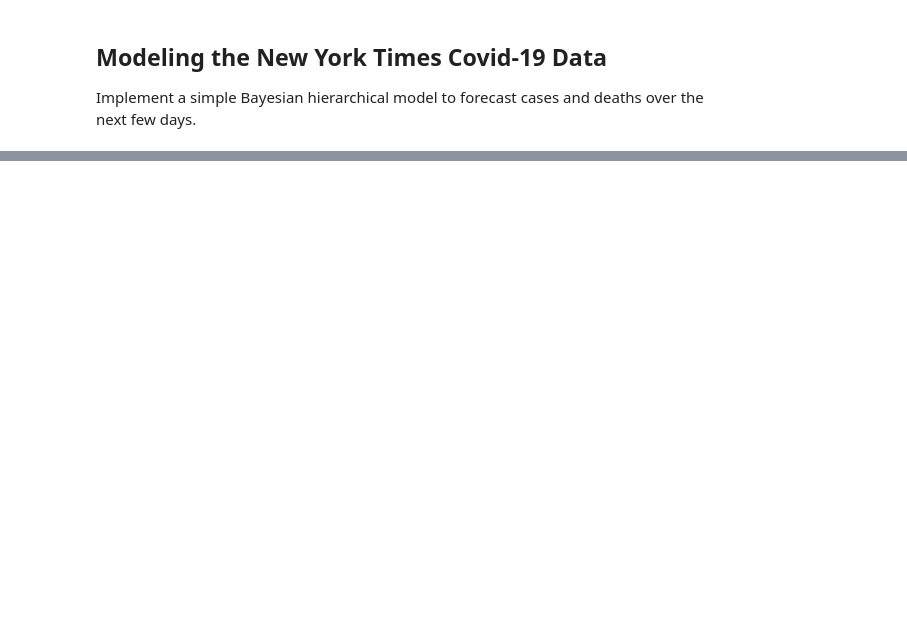
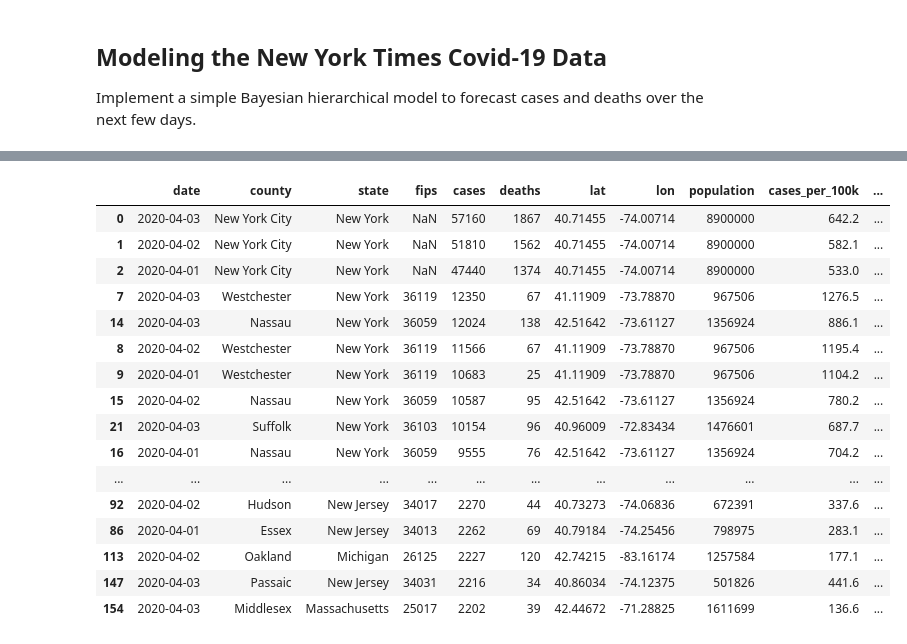
Before and after one commit to jdlafferty/covid-19, a Jupyter notebook: hierarchical-model.ipynb, the cells around one changed output, grey strips where cells are left out. Saved outputs shown, nothing was run; the diff lists cells and outputs as text; code cells hidden in the pictures; blank space fills up the shorter version.

```diff
--- a/hierarchical-model.ipynb
+++ b/hierarchical-model.ipynb
@@ -79,11 +66,13 @@ df_geo = pd.read_csv("https://raw.githubusercontent.com/jdlafferty/covid-19/mast
 # %%
-def process_most_recent_data():
-    last_date = max([dateutil.parser.parse(d) for d in np.array(df_counties['date'])])
+def process_recent_data(days_back=7):
+    date = [dateutil.parser.parse(d) for d in np.array(df_counties['date'])]
+    last_date = max(date)
     most_recent_date = last_date.strftime("%Y-%m-%d")
     most_recent_date_long = last_date.strftime("%A %B %d, %Y")
     print("Most recent data: %s" % most_recent_date_long)
 
-    df_recent = df_counties[df_counties['date']==most_recent_date]
+    days = np.array([(last_date - d).days for d in date])
+    df_recent = df_counties[days < days_back]
     df_recent = df_recent.sort_values('cases', ascending=False)
     df_recent = df_recent.reset_index().drop('index',1)
 
@@ -97,7 +86,4 @@ def process_most_recent_data():
     cases_per_100k = np.round(100000*np.array(cases/population),1)
     df_recent['cases_per_100k'] = cases_per_100k
 
-    return df_recent
-
-df_recent = process_most_recent_data()
-df_recent[df_recent['state']=='New York'].head(50)
+    return (df_recent, most_recent_date_long)
@@ -224,0 +133,20 @@ render_map_with_address('Sun Valley, ID')
+# %%
+df_delta.head(50)
+# %% [output]
+|  | date | county | state | fips | cases | deaths | lat | lon | population | cases_per_100k | ... |
+| 0 | 2020-04-03 | New York City | New York | NaN | 57160 | 1867 | 40.71455 | -74.00714 | 8900000 | 642.2 | ... |
+| 1 | 2020-04-02 | New York City | New York | NaN | 51810 | 1562 | 40.71455 | -74.00714 | 8900000 | 582.1 | ... |
+| 2 | 2020-04-01 | New York City | New York | NaN | 47440 | 1374 | 40.71455 | -74.00714 | 8900000 | 533.0 | ... |
+| 7 | 2020-04-03 | Westchester | New York | 36119 | 12350 | 67 | 41.11909 | -73.78870 | 967506 | 1276.5 | ... |
+| 14 | 2020-04-03 | Nassau | New York | 36059 | 12024 | 138 | 42.51642 | -73.61127 | 1356924 | 886.1 | ... |
+| 8 | 2020-04-02 | Westchester | New York | 36119 | 11566 | 67 | 41.11909 | -73.78870 | 967506 | 1195.4 | ... |
+| 9 | 2020-04-01 | Westchester | New York | 36119 | 10683 | 25 | 41.11909 | -73.78870 | 967506 | 1104.2 | ... |
+| 15 | 2020-04-02 | Nassau | New York | 36059 | 10587 | 95 | 42.51642 | -73.61127 | 1356924 | 780.2 | ... |
+| 21 | 2020-04-03 | Suffolk | New York | 36103 | 10154 | 96 | 40.96009 | -72.83434 | 1476601 | 687.7 | ... |
+| 16 | 2020-04-01 | Nassau | New York | 36059 | 9555 | 76 | 42.51642 | -73.61127 | 1356924 | 704.2 | ... |
+| ... | ... | ... | ... | ... | ... | ... | ... | ... | ... | ... | ... |
+| 92 | 2020-04-02 | Hudson | New Jersey | 34017 | 2270 | 44 | 40.73273 | -74.06836 | 672391 | 337.6 | ... |
+| 86 | 2020-04-01 | Essex | New Jersey | 34013 | 2262 | 69 | 40.79184 | -74.25456 | 798975 | 283.1 | ... |
+| 113 | 2020-04-02 | Oakland | Michigan | 26125 | 2227 | 120 | 42.74215 | -83.16174 | 1257584 | 177.1 | ... |
+| 147 | 2020-04-03 | Passaic | New Jersey | 34031 | 2216 | 34 | 40.86034 | -74.12375 | 501826 | 441.6 | ... |
+| 154 | 2020-04-03 | Middlesex | Massachusetts | 25017 | 2202 | 39 | 42.44672 | -71.28825 | 1611699 | 136.6 | ... |
```
Also changed, not shown: parts of 13 cells of this notebook.
